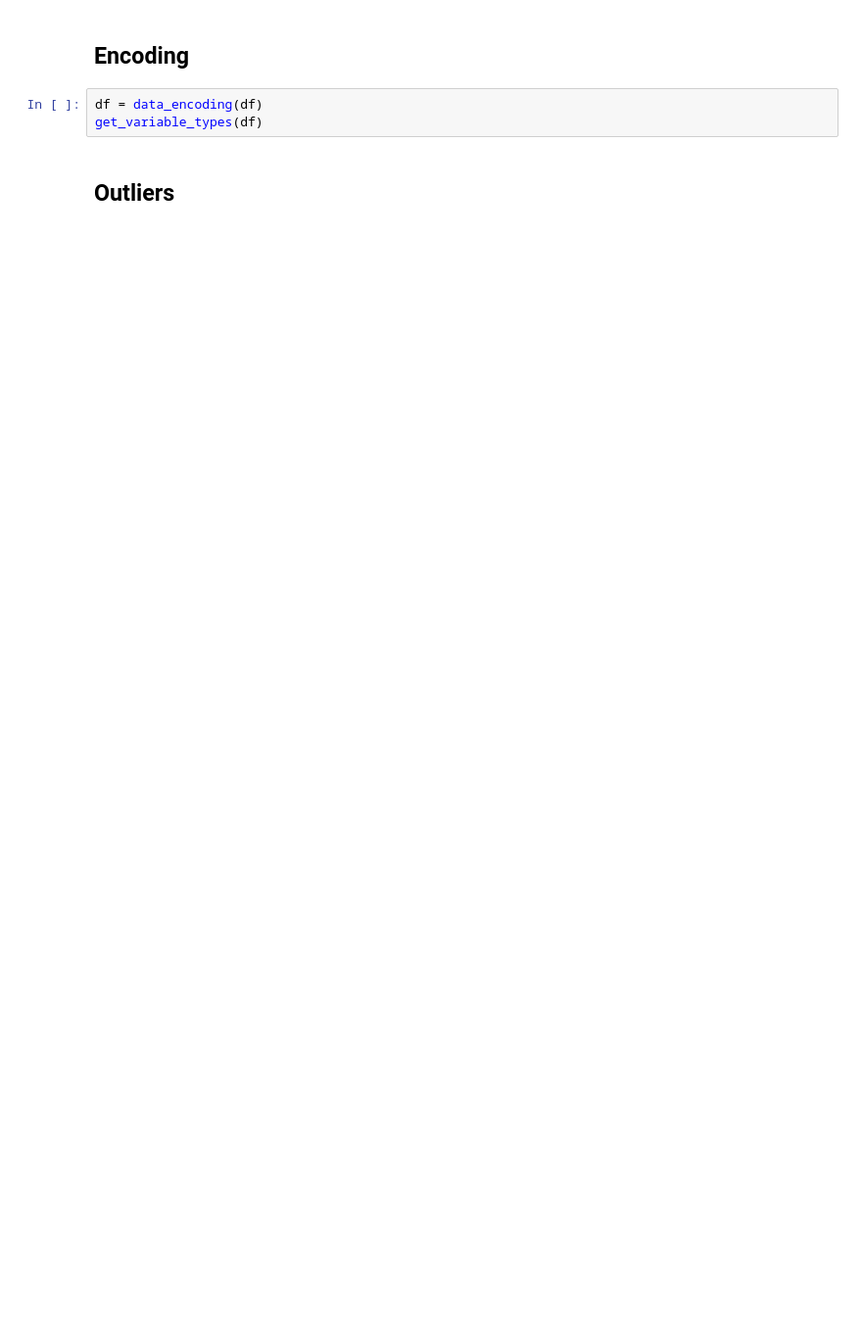
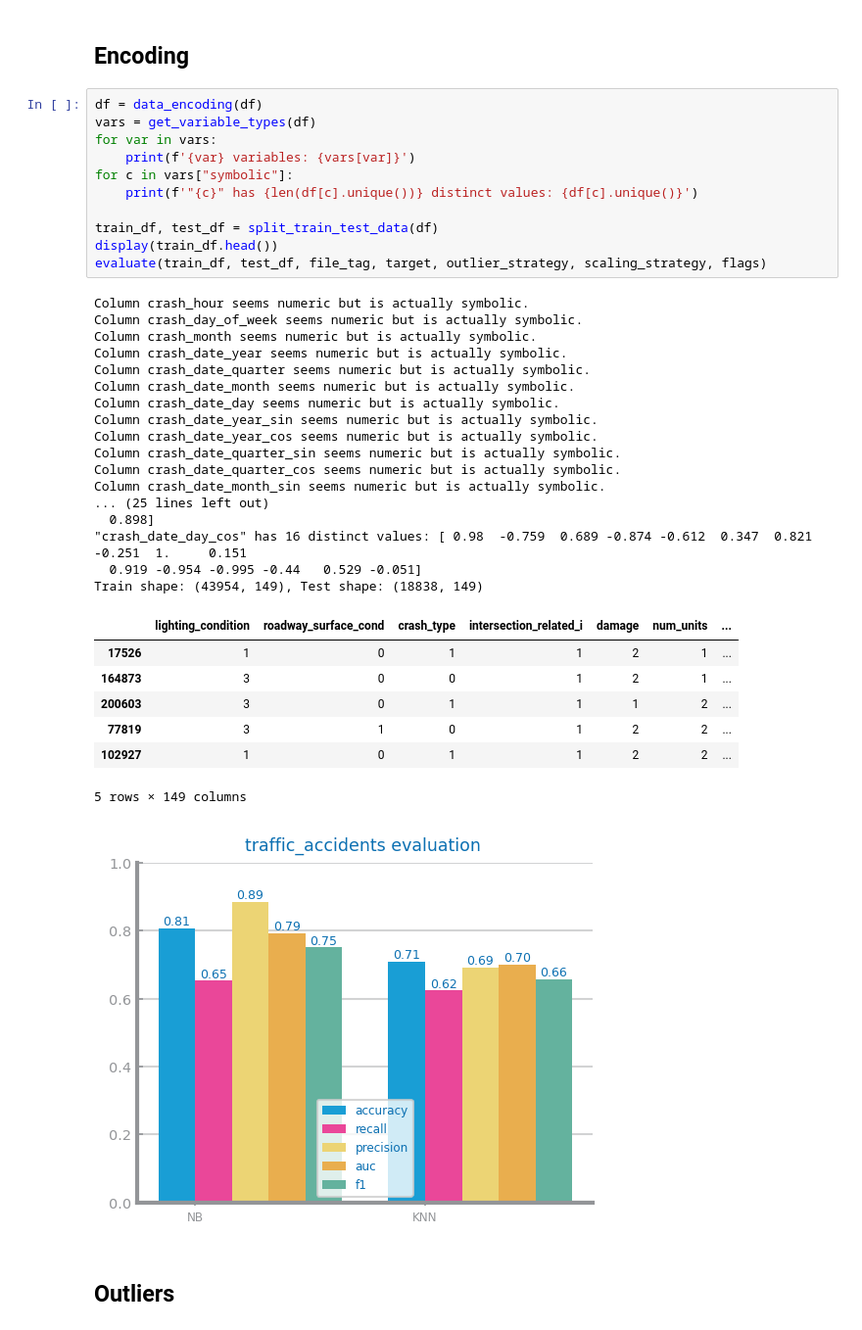
Before and after one commit to mpupo-co/ds-project-ist, a Jupyter notebook: lab3.ipynb, the cells around one changed output. Shown at 98% size. Drawn from its saved outputs; the diff is of its cells as text; blank space fills up the shorter version.

```diff
--- a/lab3.ipynb
+++ b/lab3.ipynb
@@ -326,7 +395,41 @@ for c in vars["symbolic"]:
 ## Encoding
 # %%
 df = data_encoding(df)
-get_variable_types(df)
+vars = get_variable_types(df)
+for var in vars:
+    print(f'{var} variables: {vars[var]}')
+for c in vars["symbolic"]:
+    print(f'"{c}" has {len(df[c].unique())} distinct values: {df[c].unique()}')
+
+train_df, test_df = split_train_test_data(df)
+display(train_df.head())
+evaluate(train_df, test_df, file_tag, target, outlier_strategy, scaling_strategy, flags)
+# %% [output]
+Column crash_hour seems numeric but is actually symbolic.
+Column crash_day_of_week seems numeric but is actually symbolic.
+Column crash_month seems numeric but is actually symbolic.
+Column crash_date_year seems numeric but is actually symbolic.
+Column crash_date_quarter seems numeric but is actually symbolic.
+Column crash_date_month seems numeric but is actually symbolic.
+Column crash_date_day seems numeric but is actually symbolic.
+Column crash_date_year_sin seems numeric but is actually symbolic.
+Column crash_date_year_cos seems numeric but is actually symbolic.
+Column crash_date_quarter_sin seems numeric but is actually symbolic.
+Column crash_date_quarter_cos seems numeric but is actually symbolic.
+Column crash_date_month_sin seems numeric but is actually symbolic.
+... (25 lines left out)
+  0.898]
+"crash_date_day_cos" has 16 distinct values: [ 0.98  -0.759  0.689 -0.874 -0.612  0.347  0.821 -0.251  1.     0.151
+  0.919 -0.954 -0.995 -0.44   0.529 -0.051]
+Train shape: (43954, 149), Test shape: (18838, 149)
+|  | lighting_condition | roadway_surface_cond | crash_type | intersection_related_i | damage | num_units | ... |
+| 17526 | 1 | 0 | 1 | 1 | 2 | 1 | ... |
+| 164873 | 3 | 0 | 0 | 1 | 2 | 1 | ... |
+| 200603 | 3 | 0 | 1 | 1 | 1 | 2 | ... |
+| 77819 | 3 | 1 | 0 | 1 | 2 | 2 | ... |
+| 102927 | 1 | 0 | 1 | 1 | 2 | 2 | ... |
+5 rows × 149 columns
+[figure, added]
 # %% [markdown]
 ## Outliers
 # %%
```
Also changed, not shown: parts of 11 cells of this notebook, 8 other files.
